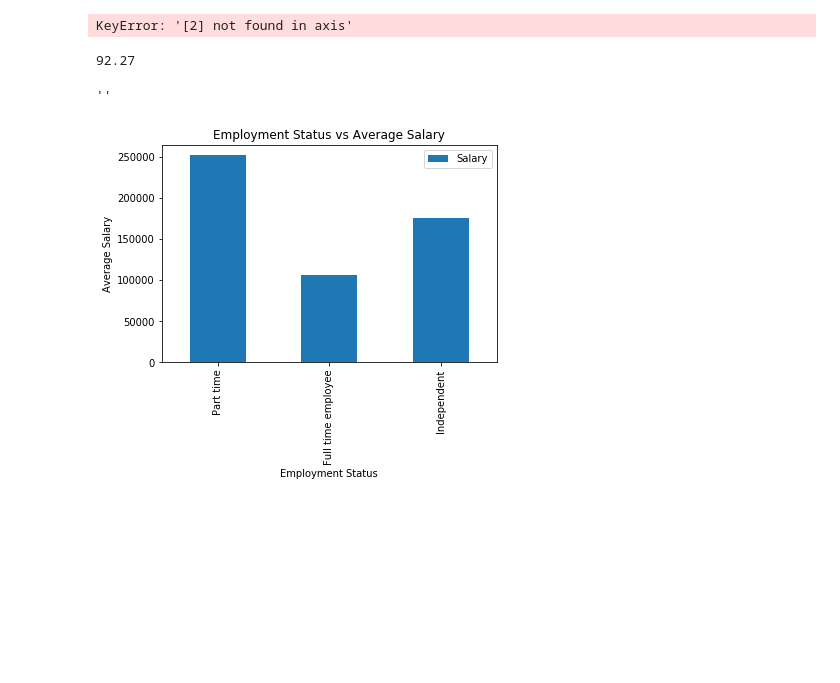
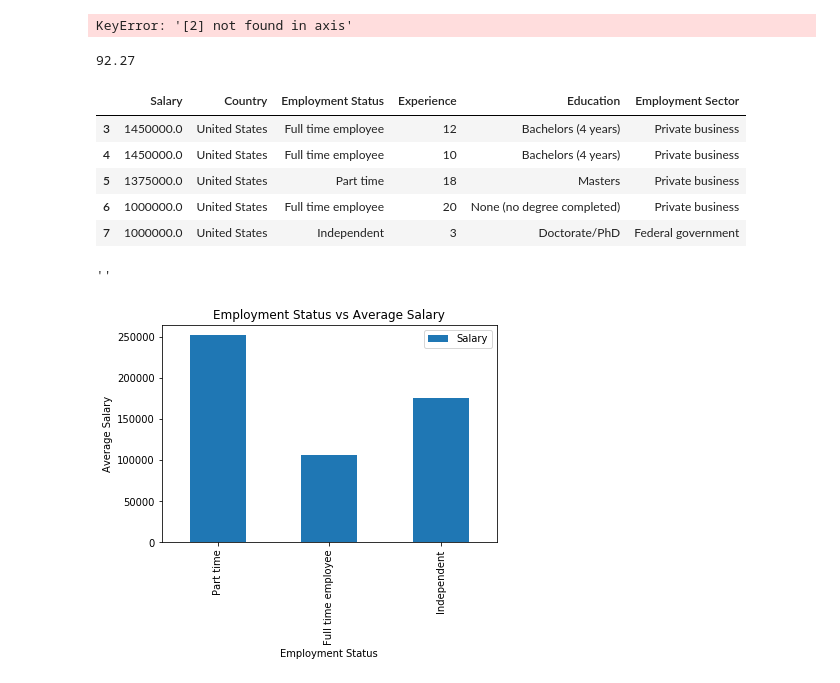
Before and after one commit to imanuelcg/data-professional-salaries-project, a Jupyter notebook: Project 1 .ipynb, the cells around one changed output. Cells and saved outputs as stored; diff of their text form; code cells hidden in the pictures; blank space fills up the shorter version.

```diff
--- a/Project 1 .ipynb
+++ b/Project 1 .ipynb
@@ -101,6 +102,15 @@ usa_only['Salary'] = pd.to_numeric(usa_only['Salary'])
 usa_only['Salary'].min()
 # %% [output]
 92.27
+# %%
+usa_only.head()
+# %% [output]
+|  | Salary | Country | Employment Status | Experience | Education | Employment Sector |
+| 3 | 1450000.0 | United States | Full time employee | 12 | Bachelors (4 years) | Private business |
+| 4 | 1450000.0 | United States | Full time employee | 10 | Bachelors (4 years) | Private business |
+| 5 | 1375000.0 | United States | Part time | 18 | Masters | Private business |
+| 6 | 1000000.0 | United States | Full time employee | 20 | None (no degree completed) | Private business |
+| 7 | 1000000.0 | United States | Independent | 3 | Doctorate/PhD | Federal government |
 # %%
 employment_status = usa_only_salaries.groupby('Employment Status').Salary.mean()[['Part time', 'Full time employee', 'Independent']].plot(kind='bar',legend=True)
 
```
Also changed, not shown: parts of 3 cells of this notebook.
